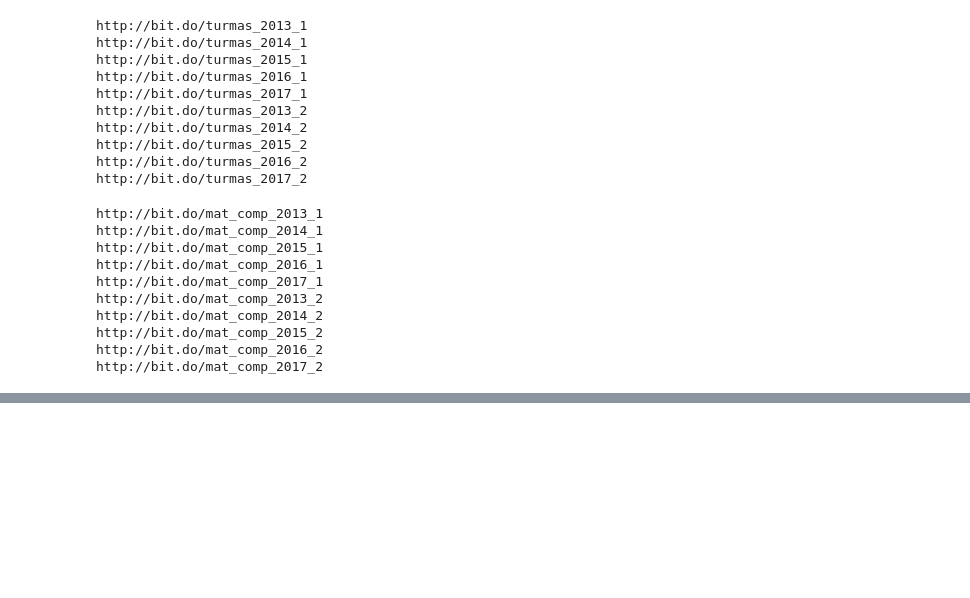
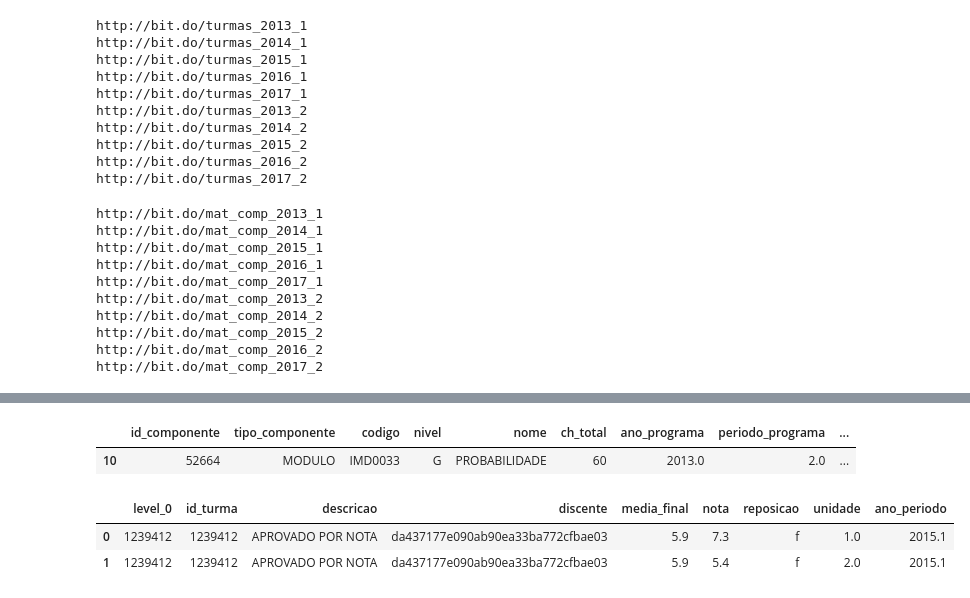
Before and after one commit to ailsonfds/IMD0033_Probabilidade, a Jupyter notebook: Atividades/Unidade 02/Trabalho_Unidade_2.ipynb, the cells around one changed output, grey strips where cells are left out. Cells and saved outputs as stored; diff of their text form; code cells hidden in the pictures; blank space fills up the shorter version.

```diff
--- a/Atividades/Unidade 02/Trabalho_Unidade_2.ipynb
+++ b/Atividades/Unidade 02/Trabalho_Unidade_2.ipynb
@@ -58,6 +57,6 @@ http://bit.do/mat_comp_2016_2
 http://bit.do/mat_comp_2017_2
 # %%
 ## Filtrando apenas o componente BTI
-bti = componentes[componentes['nome'] == 'TECNOLOGIA DA INFORMAÇÃO']
-bti.reset_index(drop='index',inplace=True)
-bti.head()
+# bti = componentes_df[componentes_df['nome'] == 'TECNOLOGIA DA INFORMAÇÃO']
+# bti.reset_index(drop='index',inplace=True)
+# bti.head()
@@ -125,0 +164,27 @@ mat_comp_bti.head()
+# %%
+## Filtrando a disciplina probabilidade, segue a resolução
+probabilidade = disciplinas_bti[disciplinas_bti['nome'].str.contains('PROBABILIDADE')]
+probabilidade
+# %% [output]
+|  | id_componente | tipo_componente | codigo | nivel | nome | ch_total | ano_programa | periodo_programa | ... |
+| 10 | 52664 | MODULO | IMD0033 | G | PROBABILIDADE | 60 | 2013.0 | 2.0 | ... |
+# %%
+## Capturando as turmas de probabilidade para conseguir seus códigos
+turmas_probabilidade = []
+for cod in probabilidade['id_componente'].unique():
+    turmas_probabilidade.append(turmas_df[turmas_df['id_componente_curricular'] == cod])
+turmas_probabilidade = pd.concat(turmas_probabilidade, keys=probabilidade['id_componente'].unique())
+turmas_probabilidade.reset_index(inplace=True,level=0)
+turmas_probabilidade.reset_index(inplace=True,drop='index')
+# %%
+alunos_probabilidade = []
+for cod in turmas_probabilidade['id_turma'].unique():
+    alunos_probabilidade.append(mat_comp_bti[mat_comp_bti['id_turma'] == np.int64(cod)])
+alunos_probabilidade = pd.concat(alunos_probabilidade, keys=turmas_probabilidade['id_turma'].unique())
+alunos_probabilidade.reset_index(inplace=True,level=0)
+alunos_probabilidade.reset_index(inplace=True,drop='index')
+alunos_probabilidade.head(2)
+# %% [output]
+|  | level_0 | id_turma | descricao | discente | media_final | nota | reposicao | unidade | ano_periodo |
+| 0 | 1239412 | 1239412 | APROVADO POR NOTA | da437177e090ab90ea33ba772cfbae03 | 5.9 | 7.3 | f | 1.0 | 2015.1 |
+| 1 | 1239412 | 1239412 | APROVADO POR NOTA | da437177e090ab90ea33ba772cfbae03 | 5.9 | 5.4 | f | 2.0 | 2015.1 |
```
Also changed, not shown: parts of 21 cells of this notebook, 2 other files.
